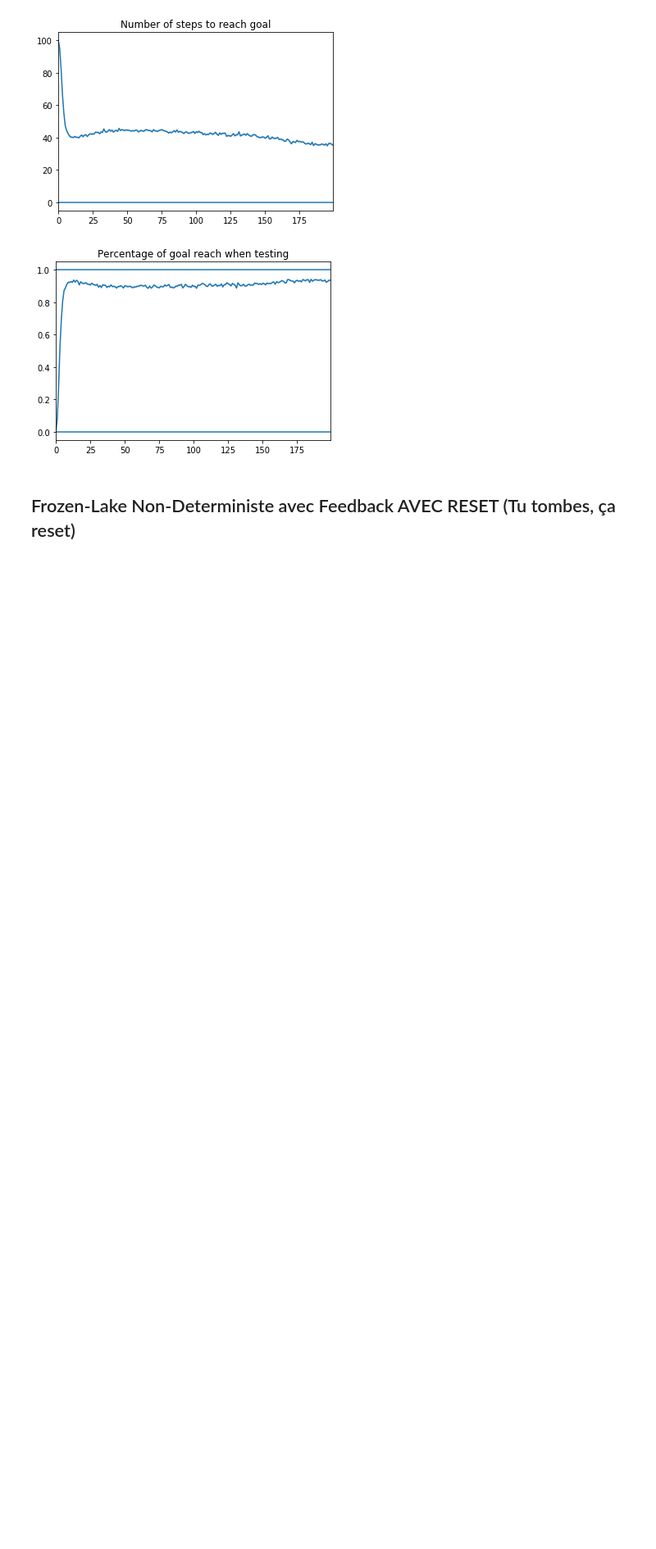
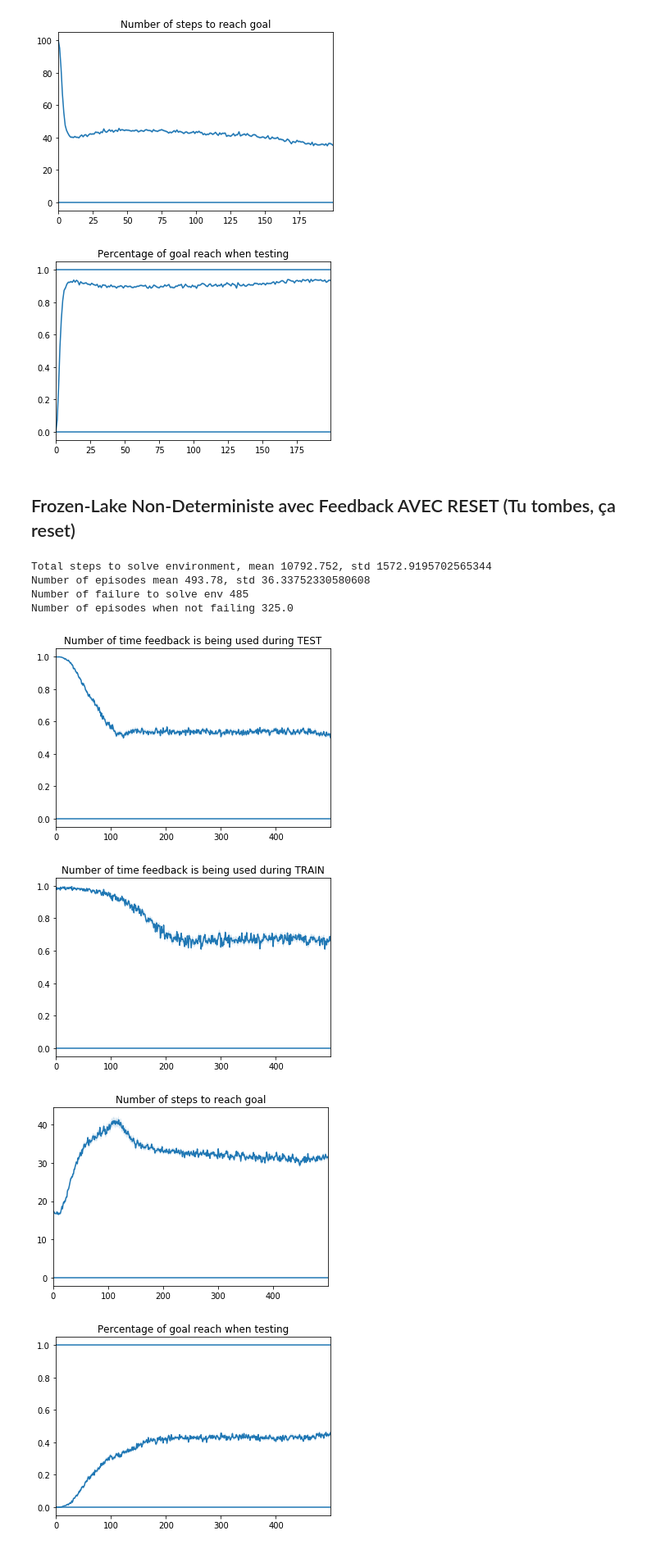
Before and after one commit to Mathieu-Seurin/safe_frozen_lake, a Jupyter notebook: test_safe.ipynb, the cells around one changed output. Shown at 82% size. Cells and saved outputs as stored; diff of their text form; code cells hidden in the pictures; blank space fills up the shorter version.

Commit message:
Including feedback doesn't reduce much the number of time an action is taken, but seems to boost final perf

```diff
--- a/test_safe.ipynb
+++ b/test_safe.ipynb
@@ -47,6 +47,8 @@ def test_algo(algo, game, repeat=1):
 
     feedback_list = np.zeros(repeat)
     num_steps_list = np.zeros(repeat)
+
+    step_to_reach_goal_list = np.ones(repeat)*game.max_steps
 
     for test in range(repeat):
 
@@ -68,11 +70,13 @@ def test_algo(algo, game, repeat=1):
 
         if reward == 1:
             count_goal_reach += 1
+            step_to_reach_goal_list[test] = num_steps_this_ep
+
 
         #if last reward is 1, we consider that the environment is "solved"
         # if the algo solve the algo N times in a row, '''with the best policy''' => it's okay ! (N = success_to_win)
         if reward == 1 and num_steps_this_ep <= game.shortest_path_length :
             count_optimal_policy += 1
 
-    return count_optimal_policy, count_goal_reach, feedback_list.mean(), num_steps_list.mean()
+    return count_optimal_policy, count_goal_reach, feedback_list.mean(), num_steps_list.mean(), step_to_reach_goal_list.mean()
 # %%
@@ -147,20 +154,24 @@ def run_expe(create_algo, game, max_ep, n_tests, percentage_to_success, verbose=
 
     return run_info
 # %%
-def run_multiple_expe(create_algo, game, n_expe, max_ep, n_tests, percentage_to_success):
+def run_multiple_expe(create_algo, game, n_expe, n_episodes_train, n_tests, percentage_to_success):
 
     mean_num_ep = np.zeros(n_expe)
 
-    num_feedback_per_test_ep = np.zeros((n_expe, max_ep))
-    num_feedback_per_train_ep = np.zeros((n_expe, max_ep))
+    num_feedback_per_test_ep = np.zeros((n_expe, n_episodes_train))
+    num_feedback_per_train_ep = np.zeros((n_expe, n_episodes_train))
 
-    num_steps_array = np.zeros((n_expe, max_ep))
-    percentage_goal_reach_array = np.zeros((n_expe, max_ep))
+    num_steps_array = np.zeros((n_expe, n_episodes_train))
+    steps_to_reach_goal_array = np.zeros((n_expe, n_episodes_train))
+
+
+    percentage_goal_reach_array = np.zeros((n_expe, n_episodes_train))
 
     total_steps_array = np.zeros(n_expe)
 
     for i in range(n_expe):
-        run_info = run_expe(create_algo, game, max_ep=max_ep, verbose=False, n_tests=n_tests)
+        run_info = run_expe(create_algo, game, n_episodes_train=n_episodes_train, verbose=False,
+                            n_tests=n_tests, percentage_to_success=percentage_to_success)
         mean_num_ep[i] = run_info['last_ep_number']
 
         # assert run_info['last_ep_timestep'] == game.shortest_path_length or mean_num_ep[i] == max_ep-1, \
@@ -178,6 +189,9 @@ def run_multiple_expe(create_algo, game, n_expe, max_ep, n_tests, percentage_to_
         num_steps_array[i, :len(num_steps_list)] = num_steps_list
         num_steps_array[i, len(num_steps_list):] = num_steps_list[-1]
 
+        steps_to_reach_goal_list = run_info['steps_to_reach_goal']
+        steps_to_reach_goal_array[i, :len(steps_to_reach_goal_list)] = steps_to_reach_goal_list
+        steps_to_reach_goal_array[i, len(steps_to_reach_goal_list):] = steps_to_reach_goal_list[-1]
 
         percentage_goal_reach_list  = run_info['percentage_goal_reach_list']
         percentage_goal_reach_array[i, :len(percentage_goal_reach_list)] = percentage_goal_reach_list
@@ -189,30 +203,30 @@ def run_multiple_expe(create_algo, game, n_expe, max_ep, n_tests, percentage_to_
     print("Total steps to solve environment, mean {}, std {}".format(total_steps_array.mean(), total_steps_array.std()))
     print("Number of episodes mean {}, std {}".format(np.mean(mean_num_ep), np.std(mean_num_ep)))
 
-    print("Number of failure to solve env", np.count_nonzero(mean_num_ep==max_ep - 1))
+    print("Number of failure to solve env", np.count_nonzero(mean_num_ep == n_episodes_train - 1))
 
-    episodes_of_non_failure = mean_num_ep[np.where(mean_num_ep<max_ep-1)]
+    episodes_of_non_failure = mean_num_ep[np.where(mean_num_ep < n_episodes_train - 1)]
     print("Number of episodes when not failing", episodes_of_non_failure.mean())
 
 
     sns.tsplot(data=num_feedback_per_test_ep)
-    sns.tsplot(data=np.zeros(max_ep))
+    sns.tsplot(data=np.zeros(n_episodes_train))
     plt.title("Number of time feedback is being used during TEST")
     plt.show()
 
     sns.tsplot(data=num_feedback_per_train_ep)
-    sns.tsplot(data=np.zeros(max_ep))
+    sns.tsplot(data=np.zeros(n_episodes_train))
     plt.title("Number of time feedback is being used during TRAIN")
     plt.show()
 
-    sns.tsplot(data=num_steps_array)
-    sns.tsplot(data=np.zeros(max_ep))
+    sns.tsplot(data=steps_to_reach_goal_array)
+    sns.tsplot(data=np.zeros(n_episodes_train))
     plt.title("Number of steps to reach goal")
     plt.show()
 
     sns.tsplot(data=percentage_goal_reach_array)
-    sns.tsplot(data=np.zeros(max_ep))
-    sns.tsplot(data=np.ones(max_ep))
+    sns.tsplot(data=np.zeros(n_episodes_train))
+    sns.tsplot(data=np.ones(n_episodes_train))
     plt.title("Percentage of goal reach when testing")
     plt.show()
 
@@ -575,11 +595,20 @@ game = FrozenLakeEnvStop(is_slippery=True, reward_when_falling=reward_when_falli
 # %%
 gamma = 0.99
 expected_exploration_steps = 3000
 lr = 0.3
 
 reward_when_falling = -0.1
 game = FrozenLakeEnvStop(is_slippery=True, reward_when_falling=reward_when_falling, reset_when_falling=True)
 
 algo = lambda : TabQLearning(16, 4, gamma=gamma, lr=lr, expected_exploration_steps=expected_exploration_steps)
 
-res_non_det_neg_rew = run_multiple_expe(algo, game, n_expe=500, max_ep=200, n_tests=5, percentage_to_success=0.9)
+res_non_det_neg_rew = run_multiple_expe(algo, game, n_expe=500, n_episodes_train=500, n_tests=5, percentage_to_success=0.9)
+# %% [output]
+Total steps to solve environment, mean 10792.752, std 1572.9195702565344
+Number of episodes mean 493.78, std 36.33752330580608
+Number of failure to solve env 485
+Number of episodes when not failing 325.0
+[figure, added]
+[figure, added]
+[figure, added]
+[figure, added]
```
Also changed, not shown: parts of 25 cells of this notebook.
